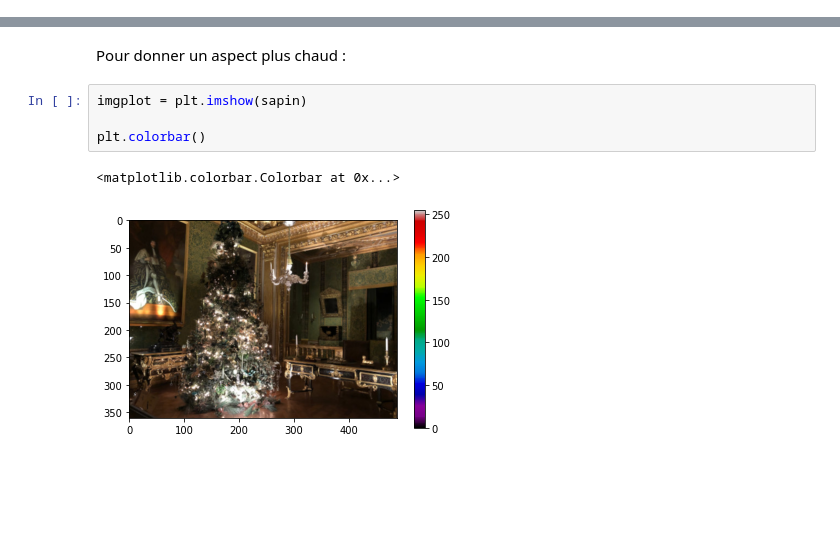
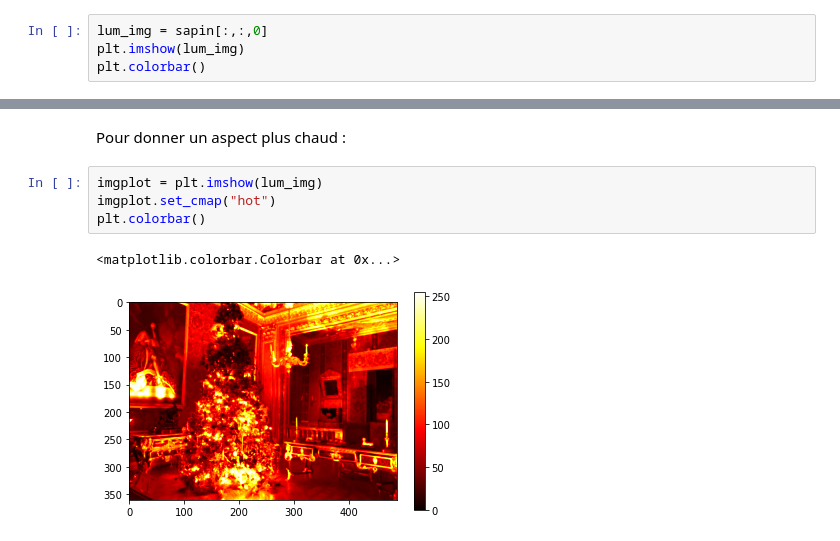
Before and after one commit to loic-yvonnet/algo-appliquee, a Jupyter notebook: cours/10-python-avance/work-assignment-21.ipynb, the cells around one changed output, grey strips where cells are left out. Saved outputs shown, nothing was run; the diff lists cells and outputs as text; blank space fills up the shorter version.

```diff
--- a/cours/10-python-avance/work-assignment-21.ipynb
+++ b/cours/10-python-avance/work-assignment-21.ipynb
@@ -312,0 +315,4 @@ plt.imshow(sapin[0:150, 0:75])
+# %%
+lum_img = sapin[:,:,0]
+plt.imshow(lum_img)
+plt.colorbar()
@@ -313,9 +322,9 @@ plt.imshow(sapin[0:150, 0:75])
 # %% [markdown]
 Pour donner un aspect plus chaud :
 # %%
-imgplot = plt.imshow(sapin)
-
+imgplot = plt.imshow(lum_img)
+imgplot.set_cmap("hot")
 plt.colorbar()
 # %% [output]
 <matplotlib.colorbar.Colorbar at 0x...>
-[figure, old version]
+[figure, new version]
```
Also changed, not shown: parts of 8 cells of this notebook.
